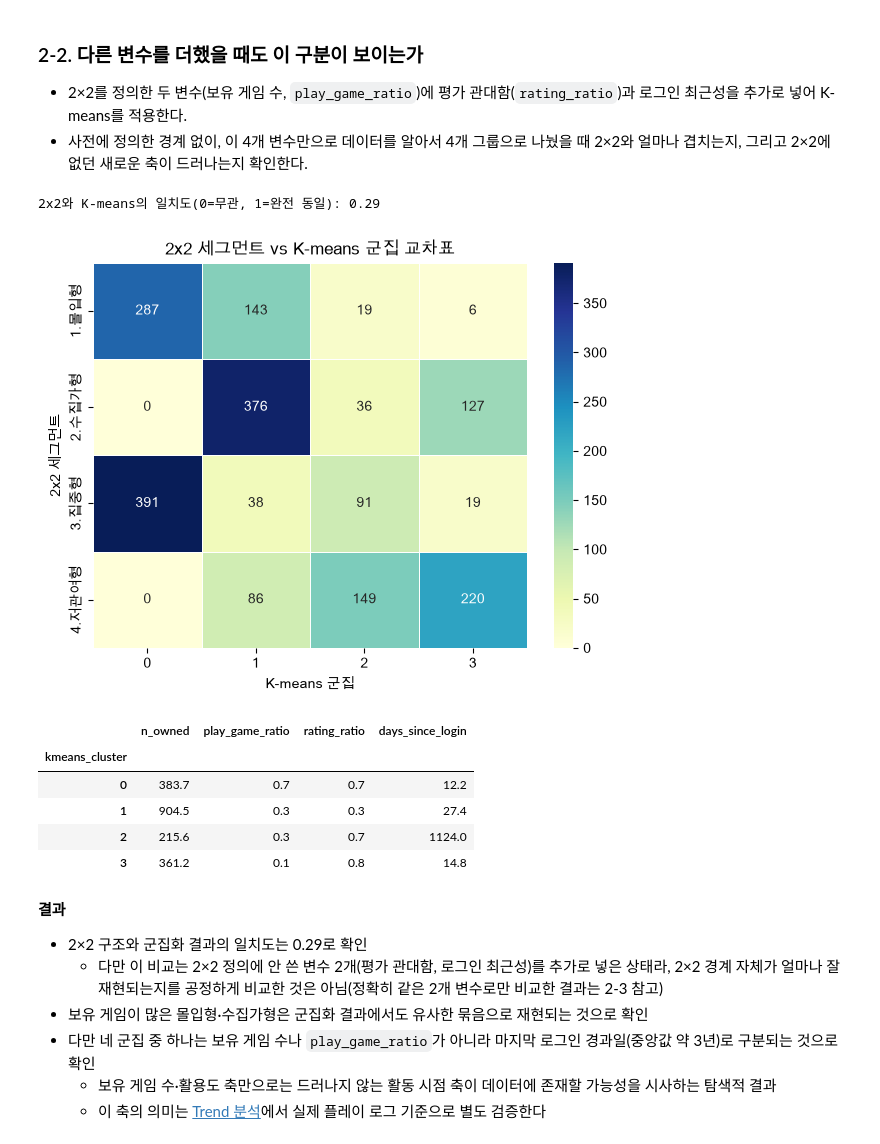
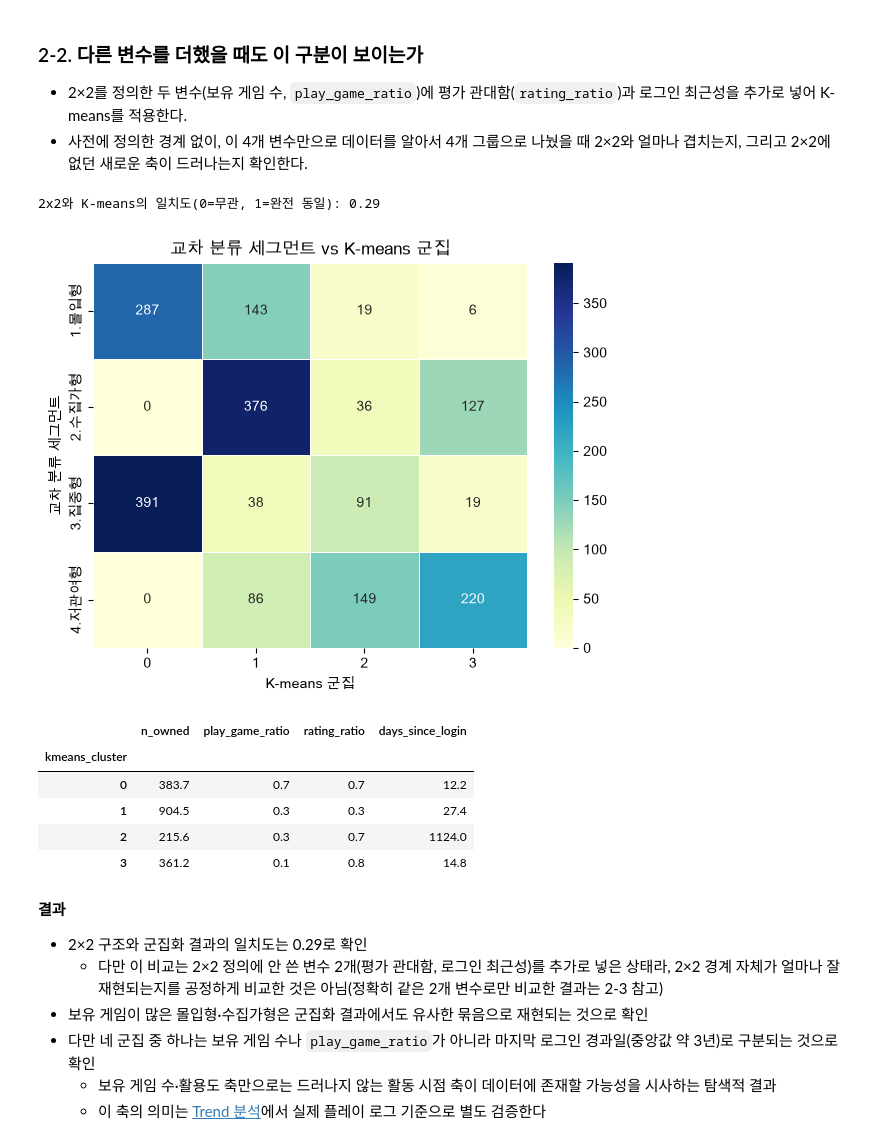
Before and after one commit to GH-Door/bgg-user-analytics, a Jupyter notebook: jupyter/03.Segment_Wishlist.ipynb, the cells around one changed output. Cells and saved outputs as stored; diff of their text form; code cells hidden in the pictures.

```diff
--- a/jupyter/03.Segment_Wishlist.ipynb
+++ b/jupyter/03.Segment_Wishlist.ipynb
@@ -260,30 +260,30 @@ Name: count, dtype: int64
 # %%
 players["log_owned"] = np.log1p(players["n_owned"])
 players["days_since_login"] = (pd.Timestamp("2026-09-07") - pd.to_datetime(players["lastlogin"], errors="coerce")).dt.days
 players["log_dsl"] = np.log1p(players["days_since_login"].fillna(players["days_since_login"].median()))
 
 feat_cols = ["log_owned", "play_game_ratio", "rating_ratio", "log_dsl"]
 X = players[feat_cols].fillna(players[feat_cols].median())
 X_scaled = StandardScaler().fit_transform(X)
 
 kmeans = KMeans(n_clusters=4, random_state=42, n_init=10).fit(X_scaled)
 players["kmeans_cluster"] = kmeans.labels_
 
 ari = adjusted_rand_score(players["segment5"], players["kmeans_cluster"])
 print(f"2x2와 K-means의 일치도(0=무관, 1=완전 동일): {ari:.2f}")
 
 ct = pd.crosstab(players["segment5"], players["kmeans_cluster"])
 plt.figure(figsize=(7, 5))
 sns.heatmap(ct, annot=True, fmt="d", cmap="YlGnBu", linewidths=0.5)
-plt.title("2x2 세그먼트 vs K-means 군집 교차표")
+plt.title("교차 분류 세그먼트 vs K-means 군집")
 plt.xlabel("K-means 군집")
-plt.ylabel("2x2 세그먼트")
+plt.ylabel("교차 분류 세그먼트")
 plt.show()
 
 players.groupby("kmeans_cluster")[["n_owned", "play_game_ratio", "rating_ratio", "days_since_login"]].mean().round(1)
 # %% [output]
 2x2와 K-means의 일치도(0=무관, 1=완전 동일): 0.29
-[figure, old version]
+[figure, new version]
 |  | n_owned | play_game_ratio | rating_ratio | days_since_login |
 | kmeans_cluster |  |  |  |  |
 | 0 | 383.7 | 0.7 | 0.7 | 12.2 |
```
Also changed, not shown: parts of 10 cells of this notebook, 3 other files.
